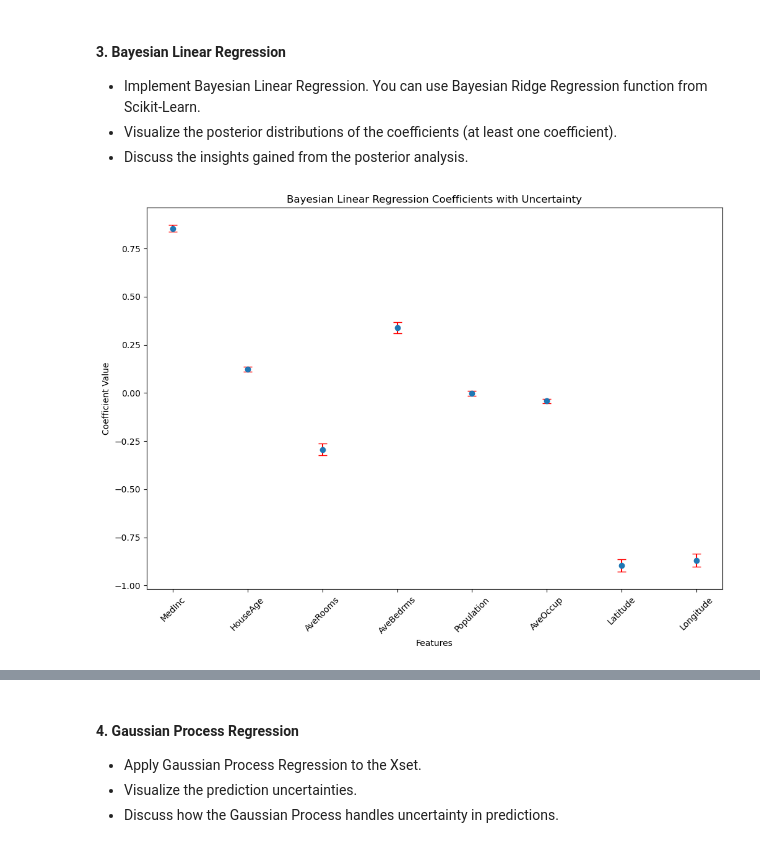
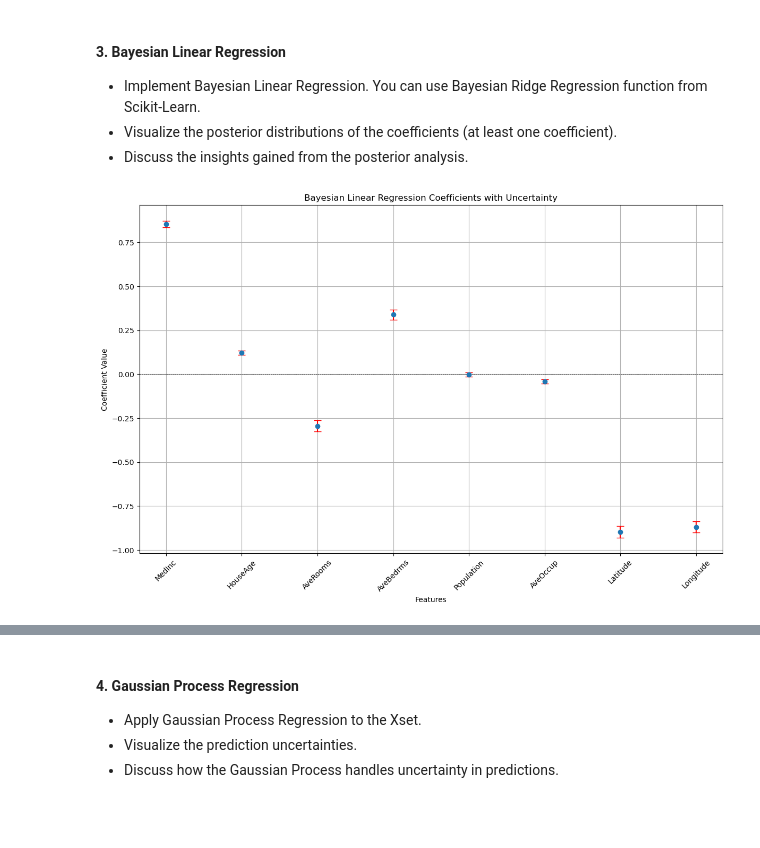
Before and after one commit to asgerbo/Advanced_ML, a Jupyter notebook: assignment_2/Lab_02.ipynb, the cells around one changed output, grey strips where cells are left out. Cells and saved outputs as stored; diff of their text form; code cells hidden in the pictures; blank space fills up the shorter version.

```diff
--- a/assignment_2/Lab_02.ipynb
+++ b/assignment_2/Lab_02.ipynb
@@ -98,23 +116,26 @@ We see that the linear kernel did not perform the best, so we can confirm our su
 # %%
 bayesian_model = BayesianRidge()
 bayesian_model.fit(X_train_scaled, y_train)
 y_pred_bayesian = bayesian_model.predict(X_test_scaled)
 
 
 # Extract the standard deviation of the coefficients
 std_dev_coef = np.sqrt(np.diag(bayesian_model.sigma_))
 
 # Plotting
 plt.figure(figsize=(12, 8))
 plt.errorbar(range(len(bayesian_model.coef_)), bayesian_model.coef_,
-             yerr=1.96*std_dev_coef, #  to approximate the 95% confidence interval for the coefficients.  95% of the values lie within approximately 1.96 standard deviations from the mean.(coefficient - 1.96 * std_dev)
+             yerr=1.96*std_dev_coef, # To approximate the 95% confidence interval for the coefficients
              fmt='o',
              ecolor='r',
              capsize=5)
 plt.xticks(range(len(bayesian_model.coef_)), data.feature_names, rotation=45)
 plt.xlabel('Features')
 plt.ylabel('Coefficient Value')
 plt.title('Bayesian Linear Regression Coefficients with Uncertainty')
+plt.axhline(0, color='black', linewidth=0.5, linestyle='--') # Adds a line to denote zero on the y-axis
+plt.grid(True) # Adds a grid for better readability
+plt.tight_layout() # Adjusts plot to ensure everything fits without overlapping
 plt.show()
 # %% [output]
-[figure, old version]
+[figure, new version]
```
Also changed, not shown: parts of 28 cells of this notebook, 1 other file.
